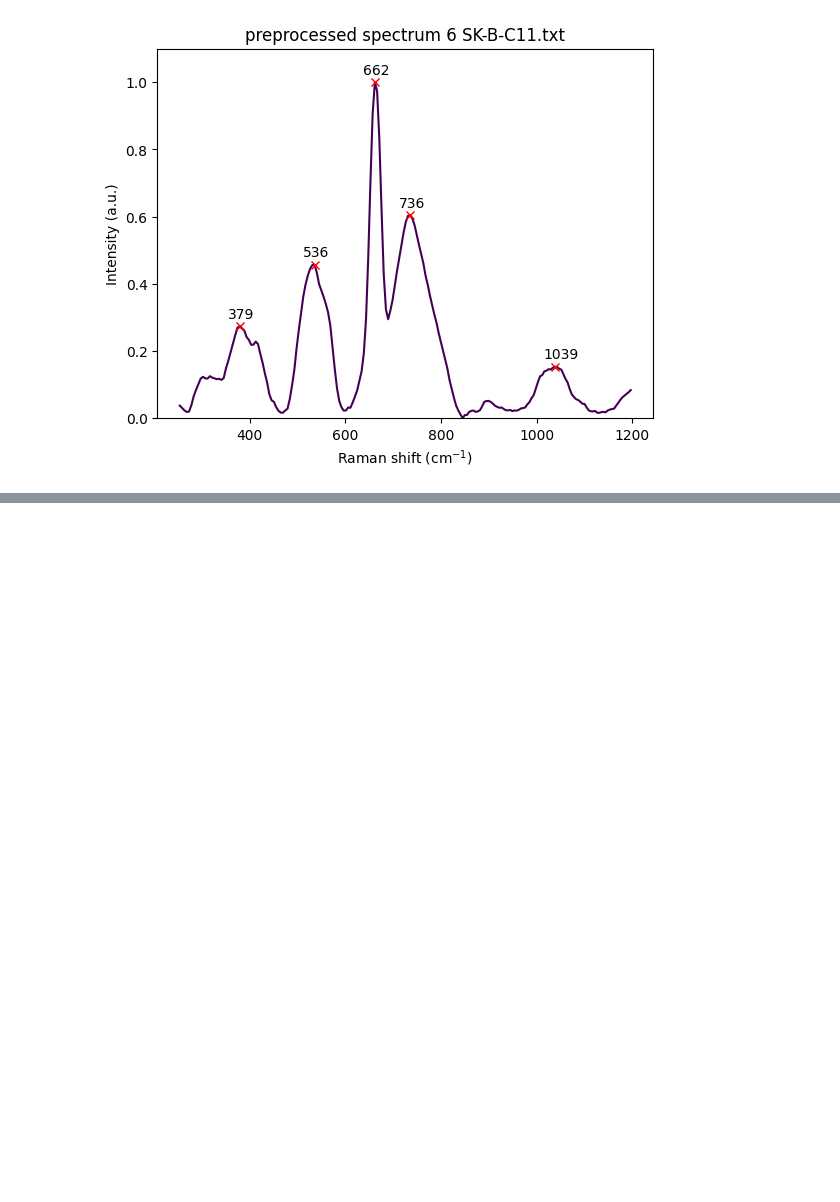
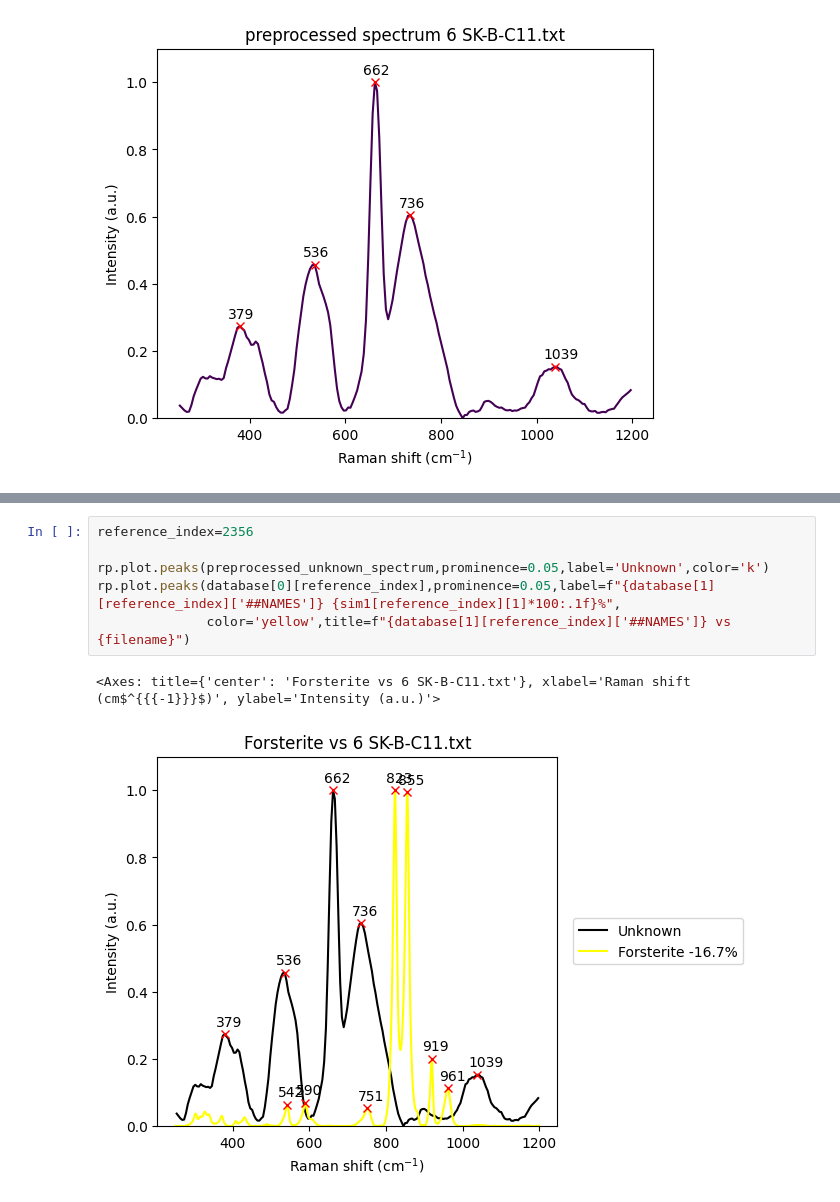
Before and after one commit to cljdevitre/raman-peak-id, a Jupyter notebook: Files/raman_ID_redo.ipynb, the cells around one changed output, grey strips where cells are left out. Cells and saved outputs as stored; diff of their text form; blank space fills up the shorter version.

```diff
--- a/Files/raman_ID_redo.ipynb
+++ b/Files/raman_ID_redo.ipynb
@@ -192 +208,10 @@ rp.plot.peaks(database[0][top_matches[match_2_plot][0]],prominence=0.05,label=da
+# %%
+reference_index=2356
+
+rp.plot.peaks(preprocessed_unknown_spectrum,prominence=0.05,label='Unknown',color='k')
+rp.plot.peaks(database[0][reference_index],prominence=0.05,label=f"{database[1][reference_index]['##NAMES']} {sim1[reference_index][1]*100:.1f}%",
+              color='yellow',title=f"{database[1][reference_index]['##NAMES']} vs {filename}")
+# %% [output]
+<Axes: title={'center': 'Forsterite vs 6 SK-B-C11.txt'}, xlabel='Raman shift (cm$^{{{-1}}}$)', ylabel='Intensity (a.u.)'>
+[figure, added]
 # %%
```
Also changed, not shown: parts of 11 cells of this notebook.
